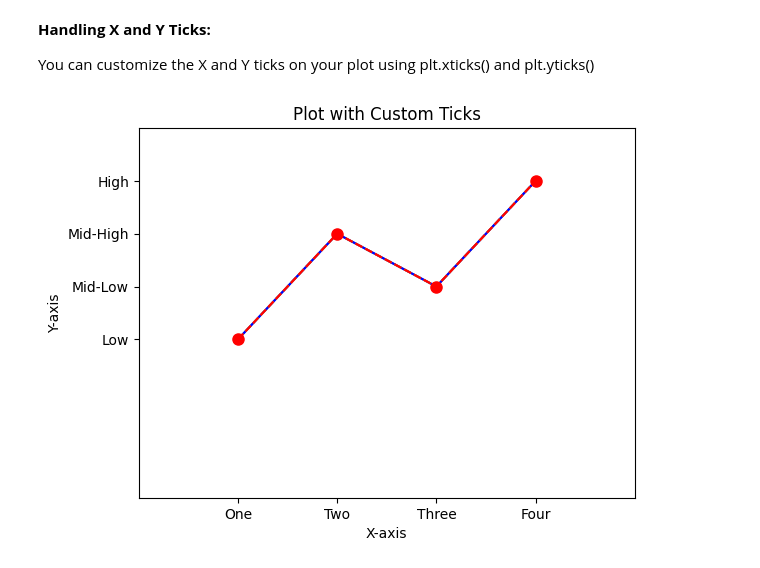
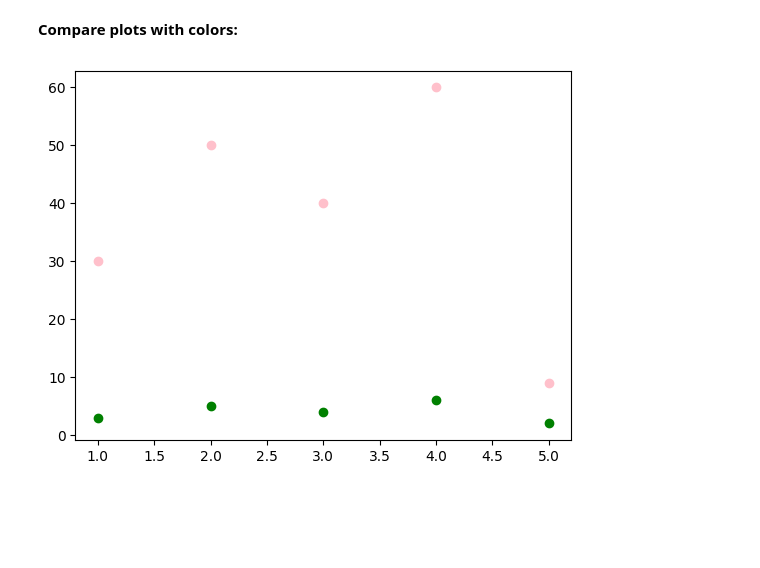
Before and after one commit to Aswinramesh04/100-Days-of-DataScience, a Jupyter notebook: Day12.ipynb, the cells around one changed output. Cells and saved outputs as stored; diff of their text form; code cells hidden in the pictures; blank space fills up the shorter version.

```diff
--- a/Day12.ipynb
+++ b/Day12.ipynb
@@ -84,13 +16,0 @@ An area chart is used to represent data over time or a continuous interval
-# %%
-import matplotlib.pyplot as plt
-
-x = [1, 2, 3, 4, 5]
-y = [1, 4, 3, 5, 2]
-
-plt.fill_between(x, y, alpha=0.5)
-
-plt.xlabel('X-axis')
-plt.ylabel('Y-axis')
-plt.title('Area Chart')
-
-plt.show()
@@ -119,28 +17,14 @@ plt.show()
-# %% [markdown]
-**Handling X and Y Ticks:**
-
-You can customize the X and Y ticks on your plot using plt.xticks() and plt.yticks()
-# %%
-import matplotlib.pyplot as plt
-
-x = [1, 2, 3, 4]
-y = [3, 5, 4, 6]
-
-plt.plot(x, y)
-
-plt.xticks([1, 2, 3, 4], ['One', 'Two', 'Three', 'Four'])
-plt.yticks([3, 4, 5, 6], ['Low', 'Mid-Low', 'Mid-High', 'High'])
-plt.xlim(0, 5)
-plt.ylim(0, 7)
-
-
-plt.xlabel('X-axis')                  # X-label
-plt.ylabel('Y-axis')                  # Y-label
-plt.title('Plot with Custom Ticks')  #title
-plt.plot(x, y, color='blue')        # Create a plot with custom line color
-plt.plot(x, y, linestyle='--')     # dashed line
-plt.plot(x, y, color='red', linestyle='dashed', marker='o', markersize=8, label='Data')
-
-plt.show()
-# %% [output]
-[figure, removed]
+# %% [markdown]
+**Compare plots with colors:**
+# %%
+x1 = [1, 2, 3, 4, 5]
+y1 = [30, 50, 40, 60, 9]
+plt.scatter(x, y, color = 'pink')
+
+x2 = [1, 2, 3, 4, 5]
+y2 = [3, 5, 4, 6, 2]
+plt.scatter(x, y, color = 'green')
+
+plt.show()
+# %% [output]
+[figure, added]
```
Also changed, not shown: parts of 21 cells of this notebook.
